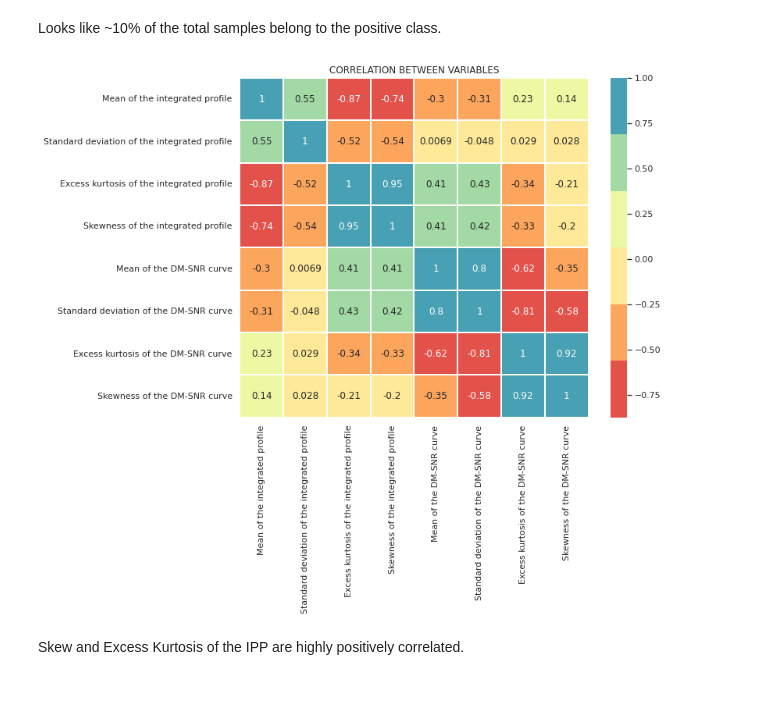
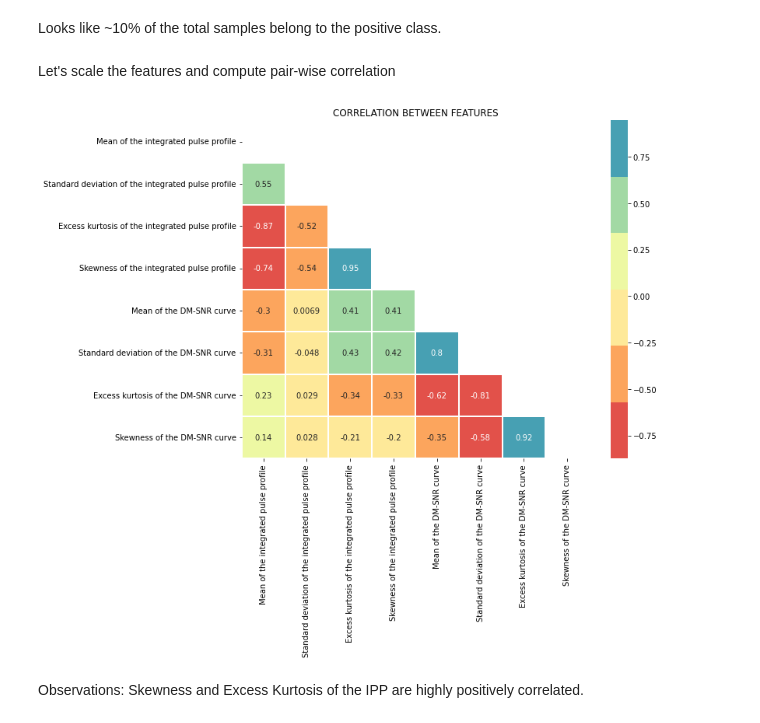
Before and after one commit to madlab-ucr/CS235_CourseProject_Template, a Jupyter notebook: EDA.ipynb, the cells around one changed output. Drawn from its saved outputs; the diff is of its cells as text; code cells hidden in the pictures; blank space fills up the shorter version.

```diff
--- a/EDA.ipynb
+++ b/EDA.ipynb
@@ -90,3 +84,5 @@ print(collections.Counter(dataset['target_class']))
 Counter({'not_pulsar': 16259, 'pulsar': 1639})
 # %% [markdown]
 Looks like ~10% of the total samples belong to the positive class.
+# %% [markdown]
+Let's scale the features and compute pair-wise correlation
@@ -93,20 +98,23 @@ Looks like ~10% of the total samples belong to the positive class.
 # %%
-correlation = dataset[['Mean of the integrated profile',
-                       'Standard deviation of the integrated profile',
-                       'Excess kurtosis of the integrated profile',
-                       'Skewness of the integrated profile', 'Mean of the DM-SNR curve',
+correlation = dataset[['Mean of the integrated pulse profile',
+                       'Standard deviation of the integrated pulse profile',
+                       'Excess kurtosis of the integrated pulse profile',
+                       'Skewness of the integrated pulse profile',
+                       'Mean of the DM-SNR curve',
                        'Standard deviation of the DM-SNR curve',
-                       'Excess kurtosis of the DM-SNR curve', 'Skewness of the DM-SNR curve']].corr()
+                       'Excess kurtosis of the DM-SNR curve',
+                       'Skewness of the DM-SNR curve']].corr()
+mask = np.triu(np.ones_like(correlation))
 plt.figure(figsize=(10,8))
-sns.heatmap(correlation,annot=True,
+sns.heatmap(correlation,annot=True,mask=mask,
             cmap=sns.color_palette("Spectral"),
             linewidth=2,edgecolor="k")
-plt.title("CORRELATION BETWEEN VARIABLES")
+plt.title("CORRELATION BETWEEN FEATURES")
 plt.show()
 # %% [output]
-[figure, old version]
+[figure, new version]
 # %% [markdown]
-Skew and Excess Kurtosis of the IPP are highly positively correlated.
+Observations: Skewness and Excess Kurtosis of the IPP are highly positively correlated.
 # %%
 import itertools
 columns = cols.copy()
```
Also changed, not shown: parts of 15 cells of this notebook.
